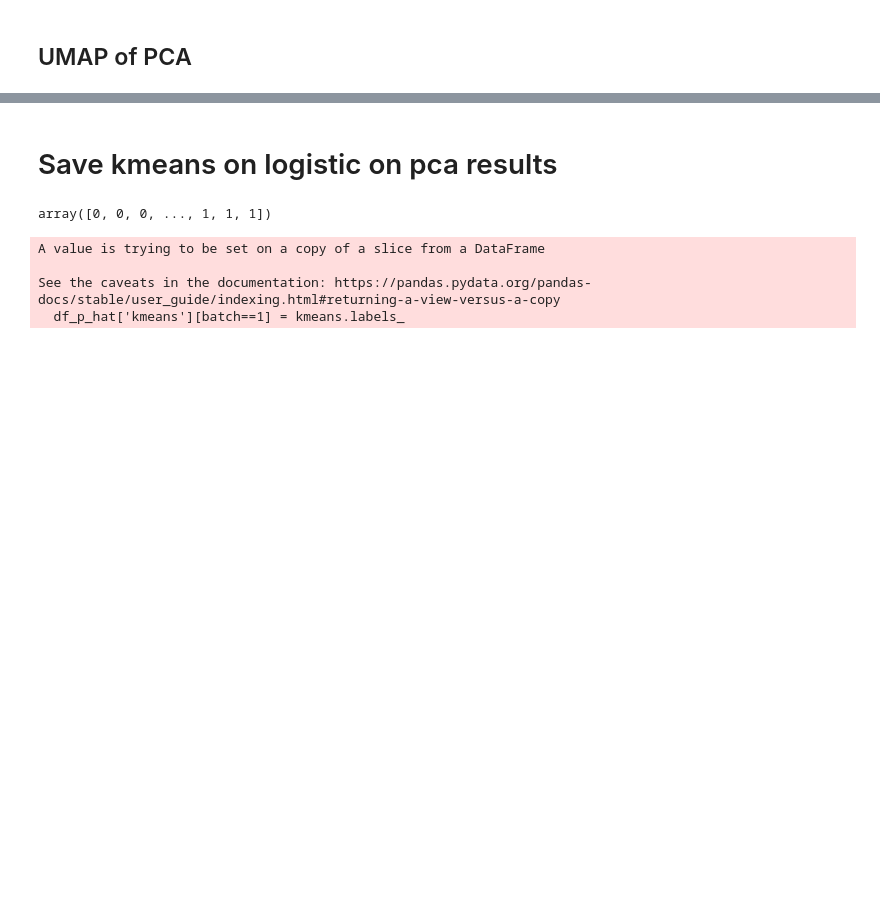
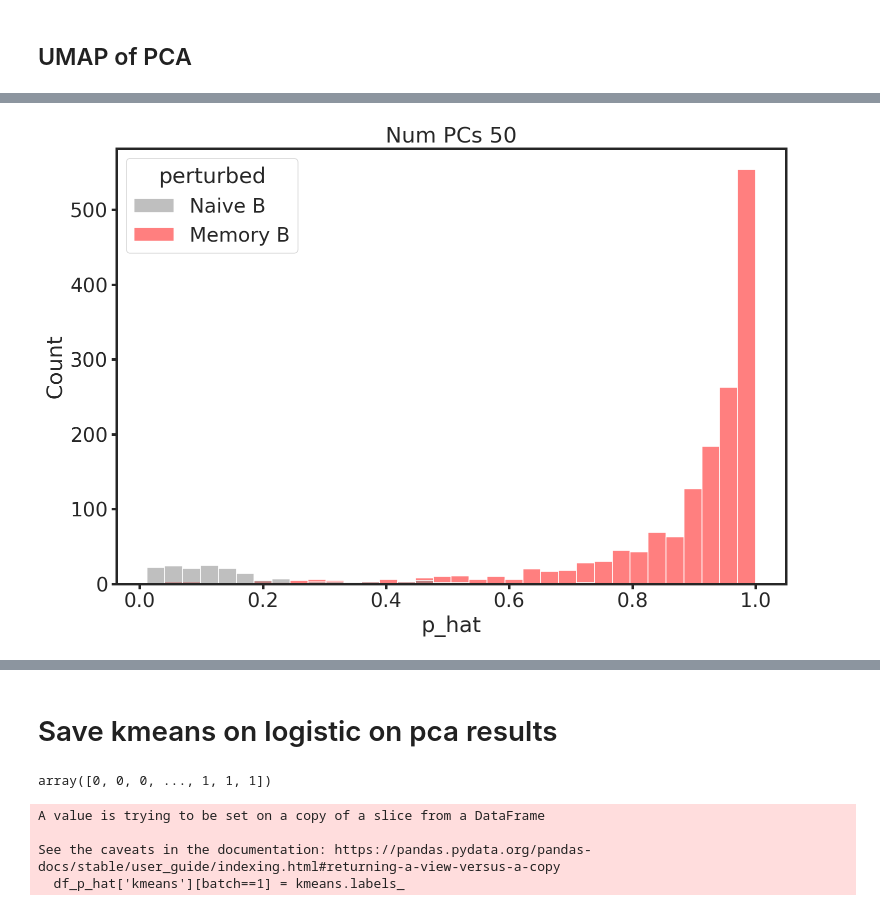
Before and after one commit to tudaga/LabelCorrection, a Jupyter notebook: LatentSpaceLogistic_4_PCA_Logistic_kmeans.ipynb, the cells around one changed output, grey strips where cells are left out. Cells and saved outputs as stored; diff of their text form; code cells hidden in the pictures; blank space fills up the shorter version.

```diff
--- a/LatentSpaceLogistic_4_PCA_Logistic_kmeans.ipynb
+++ b/LatentSpaceLogistic_4_PCA_Logistic_kmeans.ipynb
@@ -200,3 +272,15 @@ plt.show()
+# %%
+df_p_hat_batch1 = df_p_hat[df_p_hat.batch==1]
+#df_tmp
+sns.histplot(x='p_hat',
+             hue='perturbed',
+             palette={'Naive B':'gray','Memory B':'red'},
+             data=df_p_hat_batch1)
+num_pcs = adata.obsm['X_pca'].shape[1]
+plt.title(f'Num PCs {num_pcs}')
+plt.show()
+# %% [output]
+[figure, added]
 # %%
 adata.obs['p_hat'] = p_hat
 sc.pl.umap(adata, color='p_hat')
```
Also changed, not shown: parts of 19 cells of this notebook.
